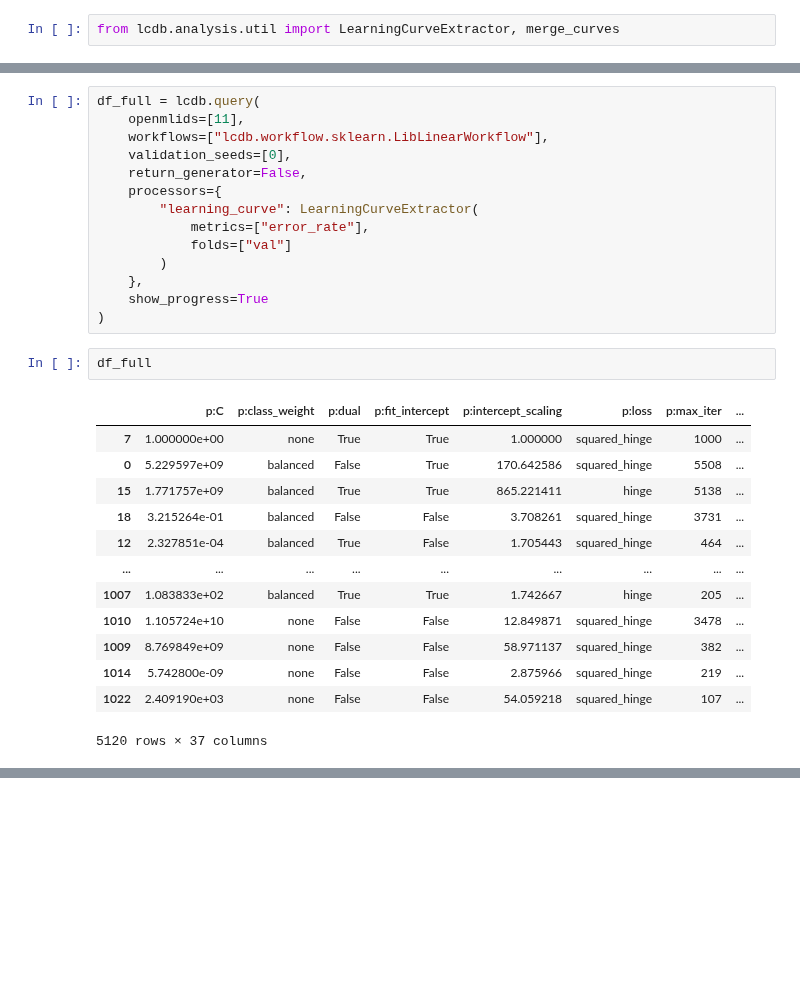
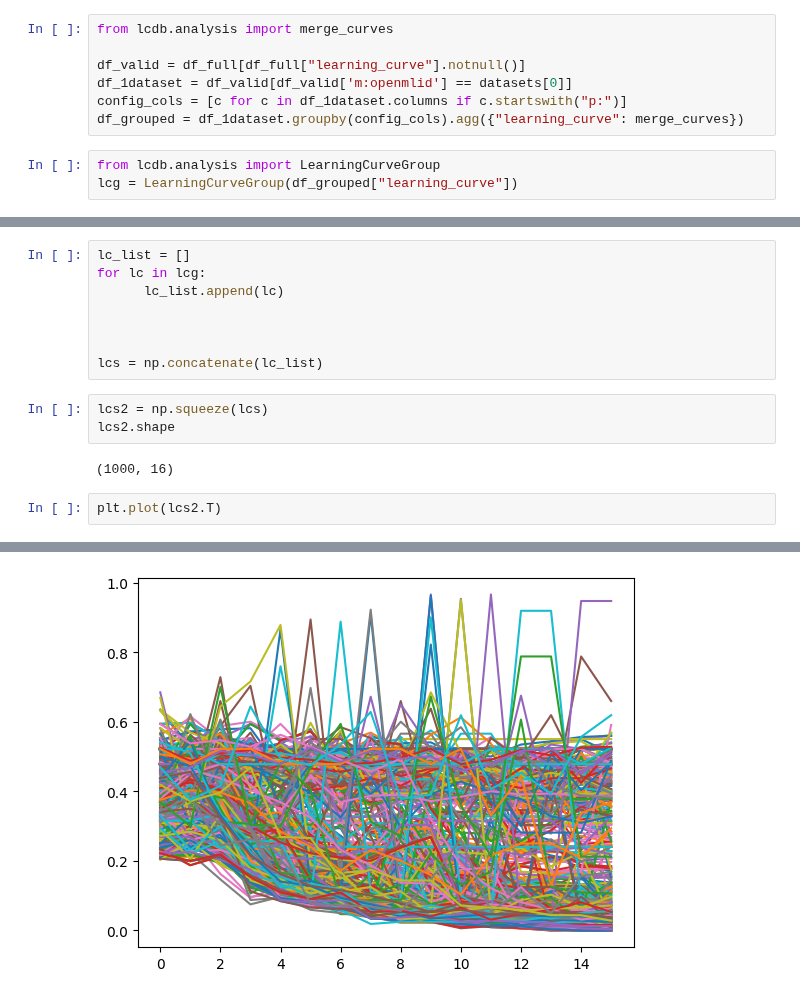
Before and after one commit to fmohr/lcdb, a Jupyter notebook: publications/2023-neurips/use cases/loading data from http.ipynb, the cells around one changed output, grey strips where cells are left out. Cells and saved outputs as stored; diff of their text form; blank space fills up the shorter version.

```diff
--- a/publications/2023-neurips/use cases/loading data from http.ipynb
+++ b/publications/2023-neurips/use cases/loading data from http.ipynb
@@ -13,2 +26,10 @@ lcdb.repositories
+# %%
+from lcdb.analysis import merge_curves
+
+df_valid = df_full[df_full["learning_curve"].notnull()]
+df_1dataset = df_valid[df_valid['m:openmlid'] == datasets[0]]
+config_cols = [c for c in df_1dataset.columns if c.startswith("p:")]
+df_grouped = df_1dataset.groupby(config_cols).agg({"learning_curve": merge_curves})
 # %%
-from lcdb.analysis.util import LearningCurveExtractor, merge_curves
+from lcdb.analysis import LearningCurveGroup
+lcg = LearningCurveGroup(df_grouped["learning_curve"])
@@ -15,30 +54,16 @@ from lcdb.analysis.util import LearningCurveExtractor, merge_curves
-# %%
-df_full = lcdb.query(
-    openmlids=[11],
-    workflows=["lcdb.workflow.sklearn.LibLinearWorkflow"],
-    validation_seeds=[0],
-    return_generator=False,
-    processors={
-        "learning_curve": LearningCurveExtractor(
-            metrics=["error_rate"],
-            folds=["val"]
-        )
-    },
-    show_progress=True
-)
-# %%
-df_full
-# %% [output]
-|  | p:C | p:class_weight | p:dual | p:fit_intercept | p:intercept_scaling | p:loss | p:max_iter | ... |
-| 7 | 1.000000e+00 | none | True | True | 1.000000 | squared_hinge | 1000 | ... |
-| 0 | 5.229597e+09 | balanced | False | True | 170.642586 | squared_hinge | 5508 | ... |
-| 15 | 1.771757e+09 | balanced | True | True | 865.221411 | hinge | 5138 | ... |
-| 18 | 3.215264e-01 | balanced | False | False | 3.708261 | squared_hinge | 3731 | ... |
-| 12 | 2.327851e-04 | balanced | True | False | 1.705443 | squared_hinge | 464 | ... |
-| ... | ... | ... | ... | ... | ... | ... | ... | ... |
-| 1007 | 1.083833e+02 | balanced | True | True | 1.742667 | hinge | 205 | ... |
-| 1010 | 1.105724e+10 | none | False | False | 12.849871 | squared_hinge | 3478 | ... |
-| 1009 | 8.769849e+09 | none | False | False | 58.971137 | squared_hinge | 382 | ... |
-| 1014 | 5.742800e-09 | none | False | False | 2.875966 | squared_hinge | 219 | ... |
-| 1022 | 2.409190e+03 | none | False | False | 54.059218 | squared_hinge | 107 | ... |
-5120 rows × 37 columns
+# %%
+lc_list = []
+for lc in lcg:
+      lc_list.append(lc)
+
+
+
+lcs = np.concatenate(lc_list)
+# %%
+lcs2 = np.squeeze(lcs)
+lcs2.shape
+# %% [output]
+(1000, 16)
+# %%
+plt.plot(lcs2.T)
+# %% [output]
@@ -44,0 +87 @@ df_full
+[figure, added]
```
Also changed, not shown: parts of 9 cells of this notebook.
